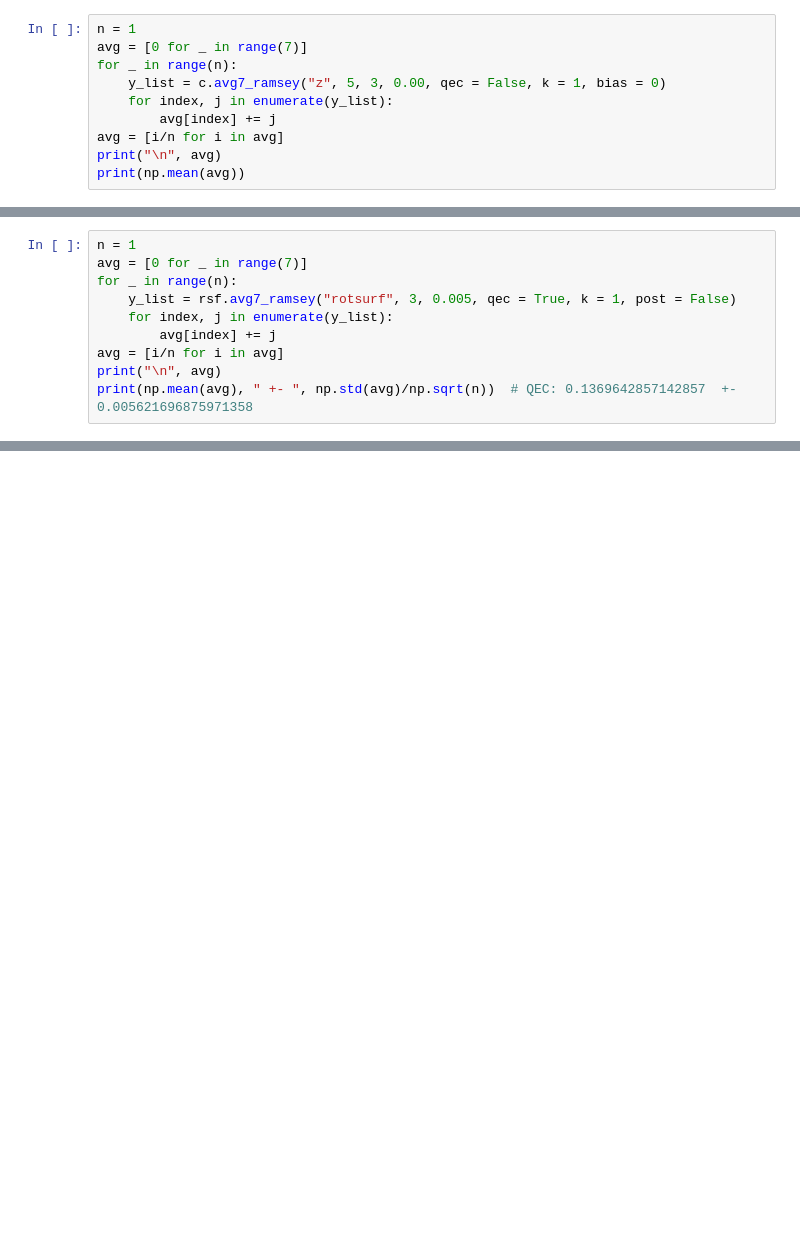
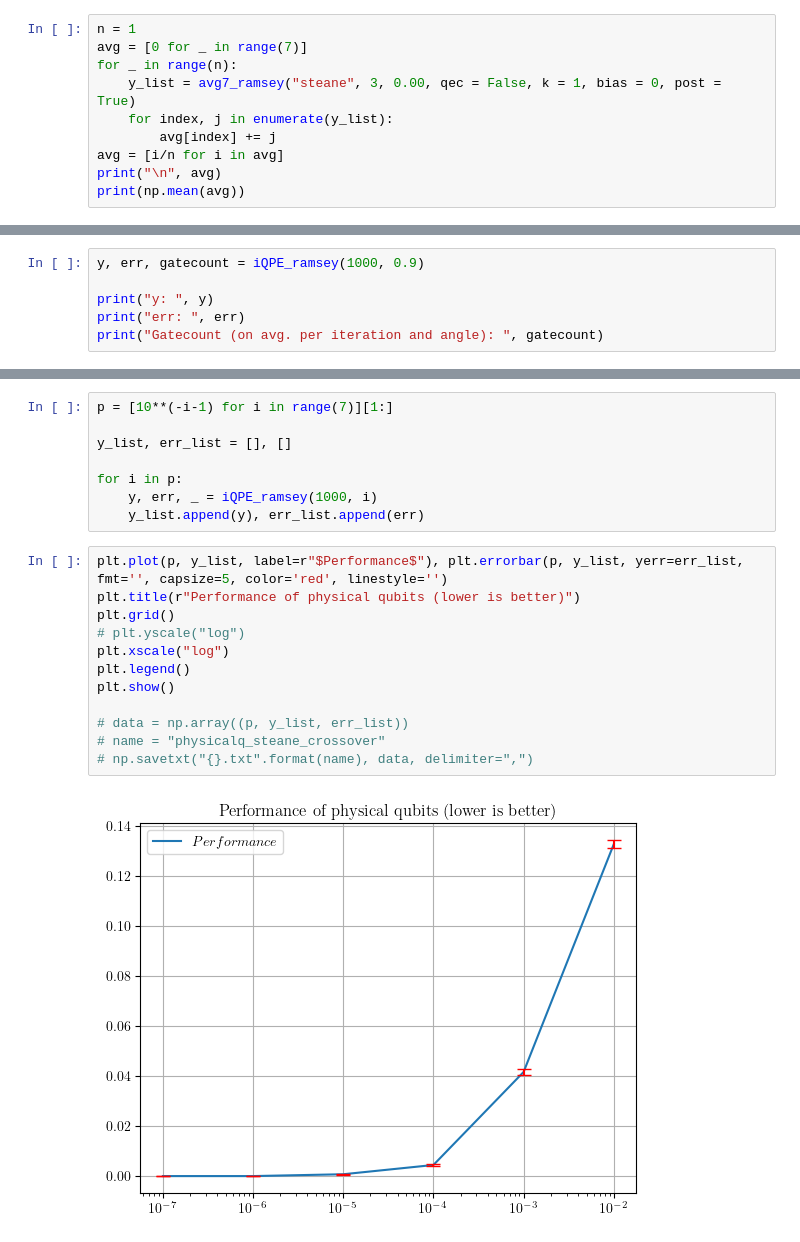
Before and after one commit to RicemanBoy/iqpe, a Jupyter notebook: steane_protocol/testing.ipynb, the cells around one changed output, grey strips where cells are left out. Drawn from its saved outputs; the diff is of its cells as text; blank space fills up the shorter version.

```diff
--- a/steane_protocol/testing.ipynb
+++ b/steane_protocol/testing.ipynb
@@ -14,7 +16,7 @@ plt.rcParams.update({
 n = 1
 avg = [0 for _ in range(7)]
 for _ in range(n):
-    y_list = c.avg7_ramsey("z", 5, 3, 0.00, qec = False, k = 1, bias = 0)
+    y_list = avg7_ramsey("steane", 3, 0.00, qec = False, k = 1, bias = 0, post = True)
     for index, j in enumerate(y_list):
         avg[index] += j
 avg = [i/n for i in avg]
@@ -104,10 +42,0 @@ Performance (QEC) for angle 13 (36232 gates):  0.125
-# %%
-n = 1
-avg = [0 for _ in range(7)]
-for _ in range(n):
-    y_list = rsf.avg7_ramsey("rotsurf", 3, 0.005, qec = True, k = 1, post = False)
-    for index, j in enumerate(y_list):
-        avg[index] += j
-avg = [i/n for i in avg]
-print("\n", avg)
-print(np.mean(avg), " +- ", np.std(avg)/np.sqrt(n))  # QEC: 0.1369642857142857  +-  0.005621696875971358
@@ -124,0 +128,6 @@ Performance (QEC) for angle 13 (3963 gates):  0.25
+# %%
+y, err, gatecount = iQPE_ramsey(1000, 0.9)
+
+print("y: ", y)
+print("err: ", err)
+print("Gatecount (on avg. per iteration and angle): ", gatecount)
@@ -124,0 +138,22 @@ Performance (QEC) for angle 13 (3963 gates):  0.25
+# %%
+p = [10**(-i-1) for i in range(7)][1:]
+
+y_list, err_list = [], []
+
+for i in p:
+    y, err, _ = iQPE_ramsey(1000, i)
+    y_list.append(y), err_list.append(err)
+# %%
+plt.plot(p, y_list, label=r"$Performance$"), plt.errorbar(p, y_list, yerr=err_list, fmt='', capsize=5, color='red', linestyle='')
+plt.title(r"Performance of physical qubits (lower is better)")
+plt.grid()
+# plt.yscale("log")
+plt.xscale("log")
+plt.legend()
+plt.show()
+
+# data = np.array((p, y_list, err_list))
+# name = "physicalq_steane_crossover"
+# np.savetxt("{}.txt".format(name), data, delimiter=",")
+# %% [output]
+[figure, added]
```
Also changed, not shown: parts of 9 cells of this notebook, 18 other files.
